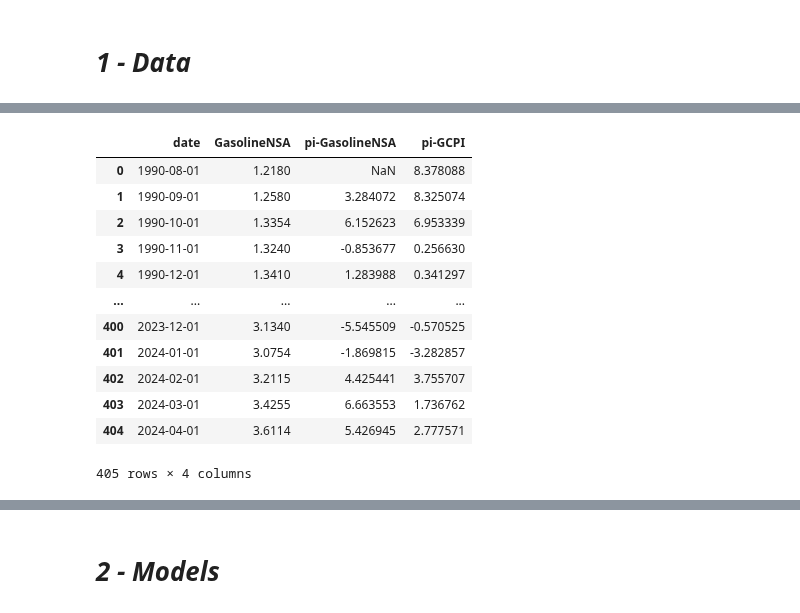
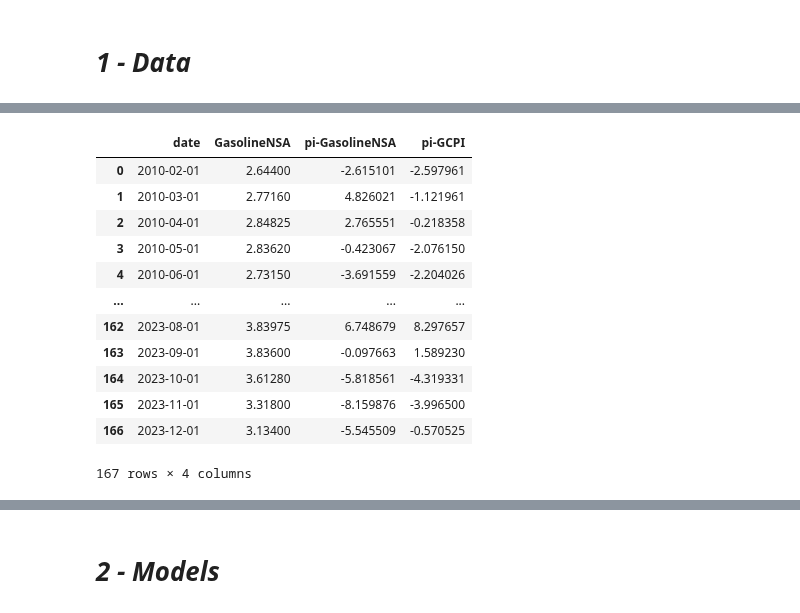
Before and after one commit to paultltc/InflaBERT, a Jupyter notebook: nowcaster.ipynb, the cells around one changed output, grey strips where cells are left out. Saved outputs shown, nothing was run; the diff lists cells and outputs as text; code cells hidden in the pictures.

```diff
--- a/nowcaster.ipynb
+++ b/nowcaster.ipynb
@@ -32,0 +78,6 @@ df.describe().T
+# %%
+NEWS_INDEX='cum_polarity'
+df_news = df_news[['date', NEWS_INDEX]]
+df_news = df_news.rename(columns={NEWS_INDEX: 'NEWS'})
+df_news['NEWS'] = df_news['NEWS']+217.488
+df_news
@@ -32,0 +98,3 @@ df.describe().T
+# %%
+df = df.merge(df_news, on='date')
+df
@@ -32,0 +117,3 @@ df.describe().T
+# %%
+indices = [col for col in df.columns if col != 'date']
+print(f'Regressors: {indices}')
@@ -33,5 +122,6 @@ df.describe().T
 # %%
 pi_df = 100*df[indices].pct_change()
 df[[f'pi-{i}' for i in indices]] = pi_df
-df
+df = df.dropna()
+df.describe().T
 # %% [output]
@@ -87,31 +158,31 @@ plt.show()
 # %%
 # Load gasoline data
-gasoline_df = pd.read_excel("data/2f. EMM_EPMR_PTE_NUS_DPGw.xls", sheet_name=1, header=2)
+gasoline_df = pd.read_excel("data/nowcaster/2f. EMM_EPMR_PTE_NUS_DPGw.xls", sheet_name=1, header=2)
 gasoline_df['Date'] = pd.to_datetime(gasoline_df['Date'])
 gasoline_df = gasoline_df.rename(columns={'Date': 'date', 'Weekly U.S. Regular All Formulations Retail Gasoline Prices  (Dollars per Gallon)': 'GasolineNSA'})
 
 # From weekly to monthly data
 gasoline_df = gasoline_df.set_index('date').resample('M').mean().reset_index()
 gasoline_df['date'] = gasoline_df['date'].dt.to_period('M').dt.to_timestamp()
 
 gasoline_df['pi-GasolineNSA'] = 100*gasoline_df['GasolineNSA'].pct_change()
 gasoline_df = gasoline_df.merge(df[['date', 'pi-GCPI']], on='date')
 
 gasoline_df
 # %% [output]
 |  | date | GasolineNSA | pi-GasolineNSA | pi-GCPI |
-| 0 | 1990-08-01 | 1.2180 | NaN | 8.378088 |
-| 1 | 1990-09-01 | 1.2580 | 3.284072 | 8.325074 |
-| 2 | 1990-10-01 | 1.3354 | 6.152623 | 6.953339 |
-| 3 | 1990-11-01 | 1.3240 | -0.853677 | 0.256630 |
-| 4 | 1990-12-01 | 1.3410 | 1.283988 | 0.341297 |
+| 0 | 2010-02-01 | 2.64400 | -2.615101 | -2.597961 |
+| 1 | 2010-03-01 | 2.77160 | 4.826021 | -1.121961 |
+| 2 | 2010-04-01 | 2.84825 | 2.765551 | -0.218358 |
+| 3 | 2010-05-01 | 2.83620 | -0.423067 | -2.076150 |
+| 4 | 2010-06-01 | 2.73150 | -3.691559 | -2.204026 |
 | ... | ... | ... | ... | ... |
-| 400 | 2023-12-01 | 3.1340 | -5.545509 | -0.570525 |
-| 401 | 2024-01-01 | 3.0754 | -1.869815 | -3.282857 |
-| 402 | 2024-02-01 | 3.2115 | 4.425441 | 3.755707 |
-| 403 | 2024-03-01 | 3.4255 | 6.663553 | 1.736762 |
-| 404 | 2024-04-01 | 3.6114 | 5.426945 | 2.777571 |
+| 162 | 2023-08-01 | 3.83975 | 6.748679 | 8.297657 |
+| 163 | 2023-09-01 | 3.83600 | -0.097663 | 1.589230 |
+| 164 | 2023-10-01 | 3.61280 | -5.818561 | -4.319331 |
+| 165 | 2023-11-01 | 3.31800 | -8.159876 | -3.996500 |
+| 166 | 2023-12-01 | 3.13400 | -5.545509 | -0.570525 |
-405 rows × 4 columns
+167 rows × 4 columns
 # %%
 gasoline_df['diff'] = gasoline_df['pi-GasolineNSA'] - gasoline_df['pi-GCPI']
 gasoline_df
```
Also changed, not shown: parts of 43 cells of this notebook, 5 other files.
